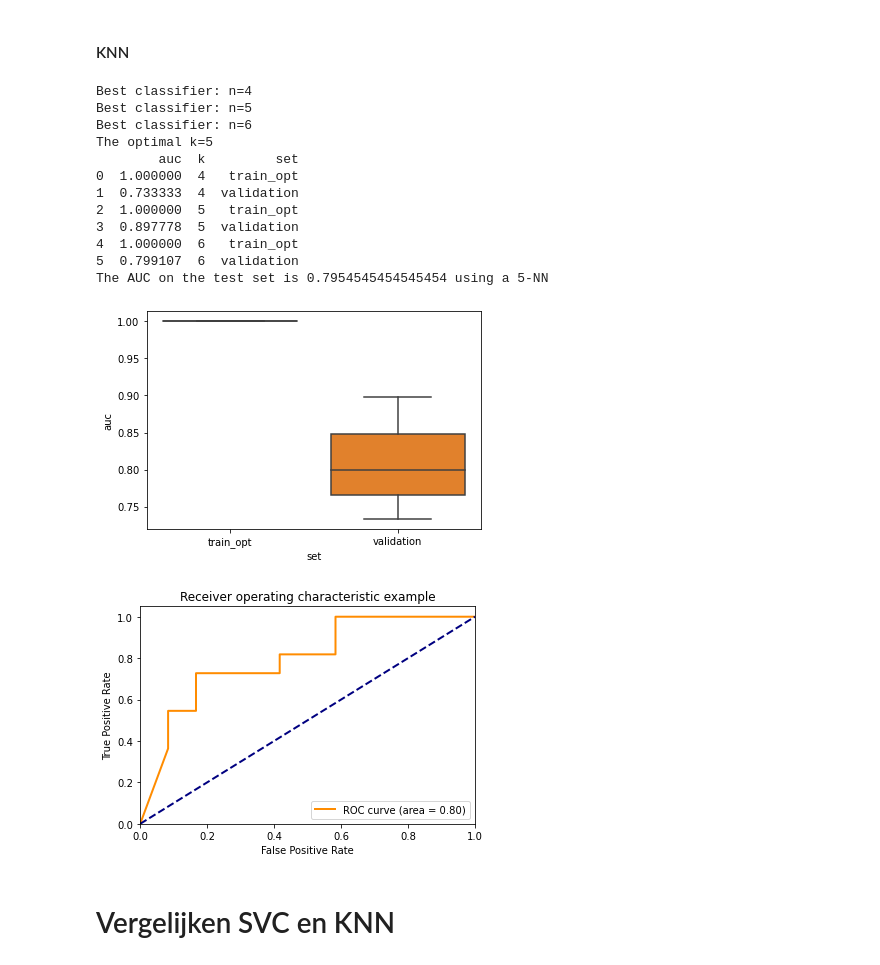
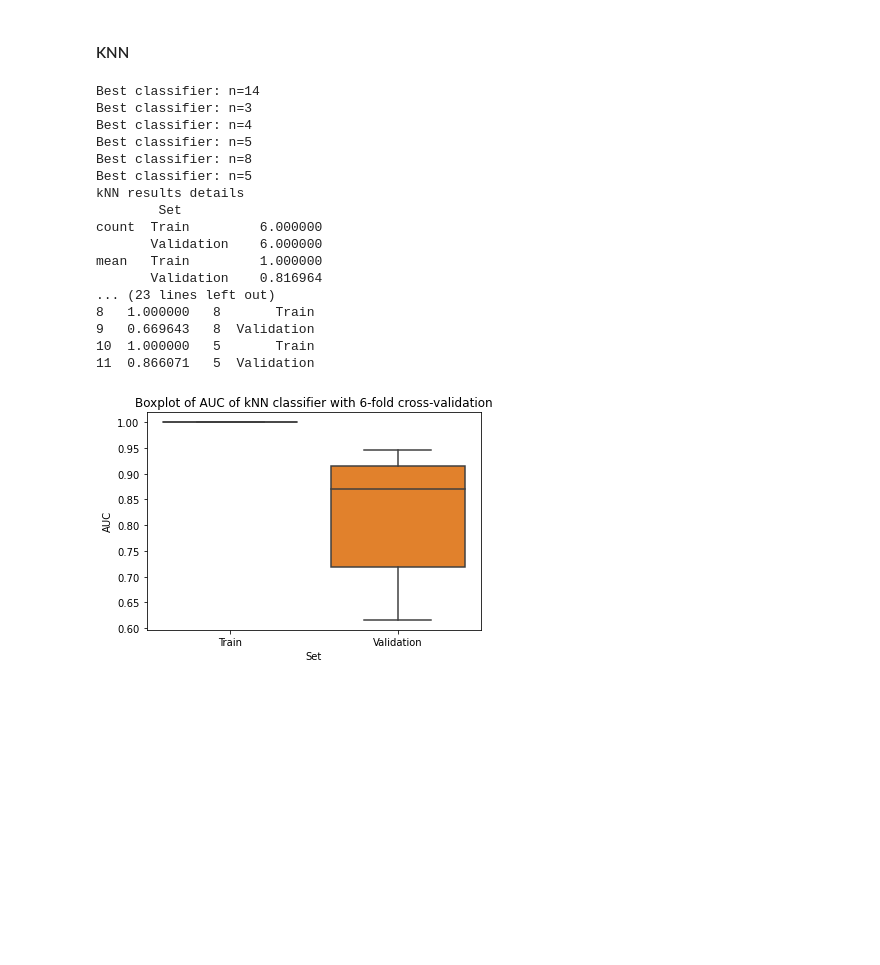
Before and after one commit to milouterbraak/TM12007---H-N-group-12, a Jupyter notebook: H&N_group_12.ipynb, the cells around one changed output. Saved outputs shown, nothing was run; the diff lists cells and outputs as text; code cells hidden in the pictures; blank space fills up the shorter version.

```diff
--- a/H&N_group_12.ipynb
+++ b/H&N_group_12.ipynb
@@ -355 +299,4 @@ def prep(features, label):
+# %%
+RAND_STATE = 42 # Constant for random_state, uncomment for same outcomes as in the report
+fig_dir = '/Users/bramschalkwijk/Documents on mac/TM12007---H-N-group-12/figures/' # Directory for saving figures, when using visual studio code
 # %% [markdown]
@@ -622,14 +545,14 @@ TypeError: 'numpy.float64' object is not callable
 # %% [markdown]
 #### KNN
 # %%
-# Create a 3 fold stratified CV iterator
-cv_3fold = model_selection.StratifiedKFold(n_splits=3)
+# Create a 6 fold stratified CV iterator
+cv_6fold = StratifiedKFold(n_splits=6)
 results = []
 best_cls = []
 y_train_a = y_train.to_numpy()
 
 # Loop over the folds
-for train_opt_index, validation_index in cv_3fold.split(X_train_pca,y_train_a):
+for train_opt_index, validation_index in cv_6fold.split(X_train_pca,y_train_a):
     # Split the data properly
     X_train_opt = X_train_pca[train_opt_index]
     y_train_opt = y_train_a[train_opt_index]
@@ -643,8 +566,8 @@ for train_opt_index, validation_index in cv_3fold.split(X_train_pca,y_train_a):
         'n_neighbors': list(range(1,31)),
     }
     knn_clf = KNeighborsClassifier(weights='distance')
-    cv_3fold = model_selection.StratifiedKFold(n_splits=3)
-    grid_search = model_selection.GridSearchCV(knn_clf, parameters, cv=cv_3fold, scoring='roc_auc')
+    cv_3fold = StratifiedKFold(n_splits=3)
+    grid_search = GridSearchCV(knn_clf, parameters, cv=cv_3fold, scoring='roc_auc')
     grid_search.fit(X_train_opt, y_train_opt)
 
     # Get resulting classifier
@@ -654,68 +577,55 @@ for train_opt_index, validation_index in cv_3fold.split(X_train_pca,y_train_a):
 
     # Test the classifier on the train_opt data
     probabilities_train_opt = clf.predict_proba(X_train_opt)
     scores_train_opt = probabilities_train_opt[:, 1]
 
     # Get the auc
     auc_train_opt = metrics.roc_auc_score(y_train_opt, scores_train_opt)
     results.append({
-        'auc': auc_train_opt,
+        'AUC': auc_train_opt,
         'k': clf.n_neighbors,
-        'set': 'train_opt'
+        'Set': 'Train'
     })
 
     # Test the classifier on the test data
     probabilities = clf.predict_proba(X_validation)
     scores = probabilities[:, 1]
 
     # Get the auc
     auc = metrics.roc_auc_score(y_validation, scores)
     results.append({
-        'auc': auc,
+        'AUC': auc,
         'k': clf.n_neighbors,
-        'set': 'validation'
+        'Set': 'Validation'
     })
 
 # Create results dataframe and plot it
 results = pd.DataFrame(results)
-seaborn.boxplot(y='auc', x='set', data=results)
+boxplot = seaborn.boxplot(y='AUC', x='Set', data=results)
+boxplot.set(title='Boxplot of AUC of kNN classifier with 6-fold cross-validation')
+fig = boxplot.get_figure()
+fig.savefig(fig_dir + 'boxplot_KNN.png') # Comment when using google colab
+print('kNN results details \n',results.groupby("Set").AUC.describe().unstack())
 
 optimal_n = int(np.mean(best_cls))
 print(f"The optimal k={optimal_n}")
 print(results)
-
-
-# Use the optimal parameters without any tuning to validate the optimal classifier
-clf = KNeighborsClassifier(weights='distance', n_neighbors=optimal_n)
-# Fit on the entire dataset
-clf.fit(X_train_pca, y_train)
-
-# Test the classifier on the indepedent test data
-probabilities_train = clf.predict_proba(X_train_pca)
-probabilities_test = clf.predict_proba(X_test_pca)
-scores_train = probabilities_train[:, 1]
-scores_test = probabilities_test[:, 1]
-
-# Get the auc
-auc_knn_train = metrics.roc_auc_score(y_train, scores_train)
-auc_knn_test = metrics.roc_auc_score(y_test, scores_test)
-print(f'The AUC on the test set is {auc_knn_test} using a {optimal_n}-NN')
-
-ROC(probabilities_test,y_test_bin)
 # %% [output]
+Best classifier: n=14
+Best classifier: n=3
 Best classifier: n=4
 Best classifier: n=5
-Best classifier: n=6
-The optimal k=5
-        auc  k         set
-0  1.000000  4   train_opt
-1  0.733333  4  validation
-2  1.000000  5   train_opt
-3  0.897778  5  validation
-4  1.000000  6   train_opt
-5  0.799107  6  validation
-The AUC on the test set is 0.7954545454545454 using a 5-NN
+Best classifier: n=8
+Best classifier: n=5
+kNN results details
+        Set
+count  Train         6.000000
+       Validation    6.000000
+mean   Train         1.000000
+       Validation    0.816964
+... (23 lines left out)
+8   1.000000   8       Train
+9   0.669643   8  Validation
+10  1.000000   5       Train
+11  0.866071   5  Validation
-[figure, old version]
+[figure, new version]
-[figure, removed]
-# %% [markdown]
-# Vergelijken SVC en KNN
```
Also changed, not shown: parts of 33 cells of this notebook, 11 other files.
